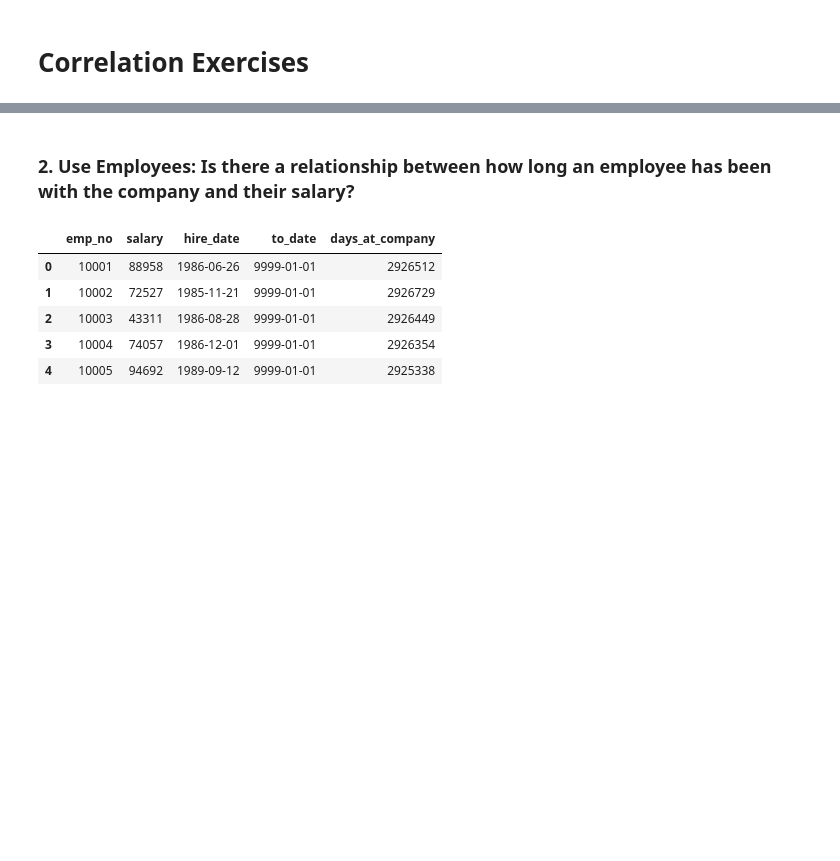
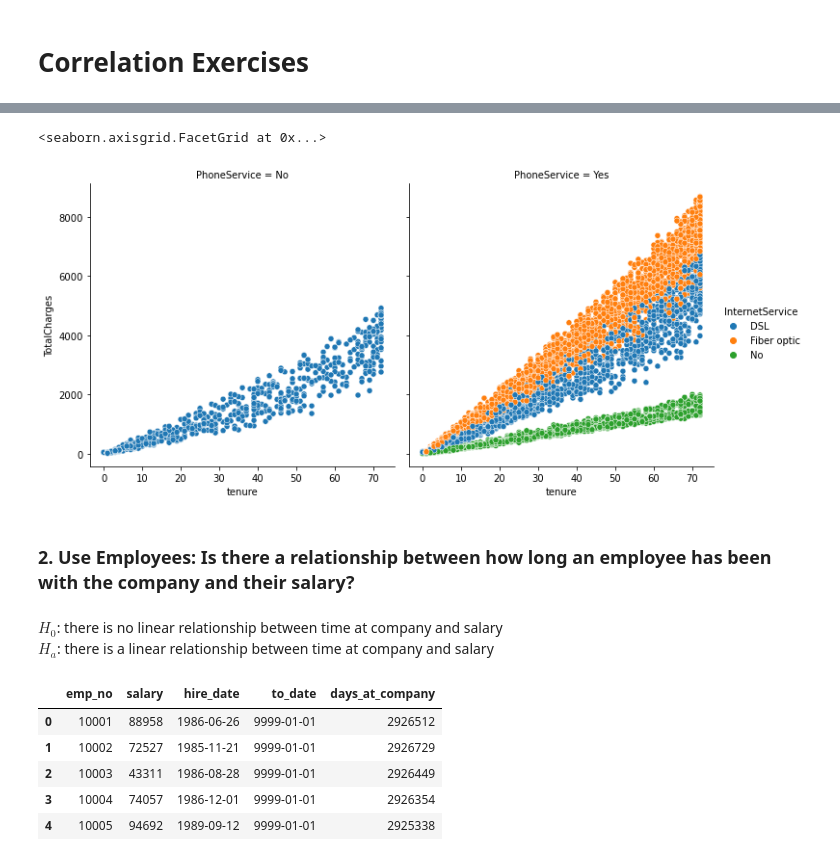
Before and after one commit to jesse-d-marder/statistics-exercises, a Jupyter notebook: hypothesis_testing.ipynb, the cells around one changed output, grey strips where cells are left out. Cells and saved outputs as stored; diff of their text form; code cells hidden in the pictures; blank space fills up the shorter version.

```diff
--- a/hypothesis_testing.ipynb
+++ b/hypothesis_testing.ipynb
@@ -385,5 +452,13 @@ Reject the null hypothesis that there is no linear relationship between tenure a
+# %%
+sns.relplot(data=df, x = 'tenure', y='TotalCharges', hue = 'InternetService', col = 'PhoneService')
+# %% [output]
+<seaborn.axisgrid.FacetGrid at 0x...>
+[figure, added]
 # %% [markdown]
 ### 2. Use Employees: Is there a relationship between how long an employee has been with the company and their salary?
+# %% [markdown]
+$H_0$: there is no linear relationship between time at company and salary <br>
+$H_a$: there is a linear relationship between time at company and salary
 # %%
 # Using every employee's final salary (current and former employees)
 # NOTE doesn't look the database has values between early 2000s and 2022 so answers won't make much sense
```
Also changed, not shown: parts of 17 cells of this notebook.
